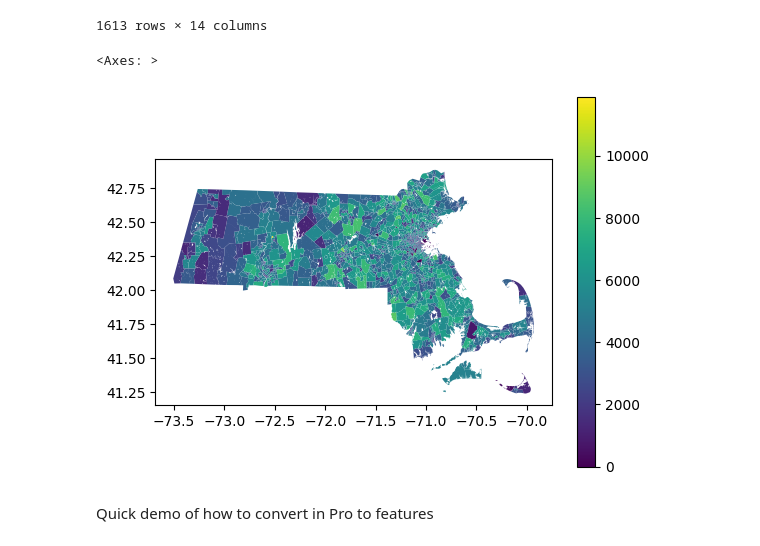
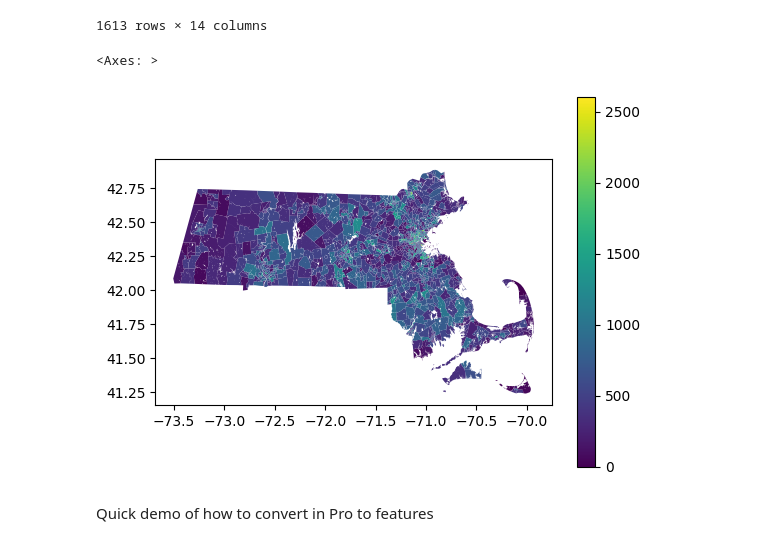
Before and after one commit to chad-fisher/SpatialDataScienceSandbox, a Jupyter notebook: Geoprocessing.ipynb, the cells around one changed output. Saved outputs shown, nothing was run; the diff lists cells and outputs as text; code cells hidden in the pictures.

```diff
--- a/Geoprocessing.ipynb
+++ b/Geoprocessing.ipynb
@@ -310,12 +588,20 @@ Find variables of interest on census website from at least 1 additional acs5 tab
 # %%
-MA_census = c.acs5.state_county_tract(fields = ('NAME','GEO_ID','B01001_001E','B01001_003E'),
+MA_census = c.acs5.state_county_tract(fields = ('NAME','GEO_ID','B25003_001E','B25003_002E','B25003_003E'
+                                                ,'B06001_001E','B06001_002E','B06001_003E','B06001_004E','B06001_005E'),
                                       state_fips = states.MA.fips,
                                       county_fips = "*",
                                       tract = "*",
                                       year = 2022)
 # %%
 MA_2022=pd.DataFrame(MA_census)
-MA_2022.rename(columns={'B01001_001E': 'Total_population', 'B01001_003E': '??'}, inplace=True)
+MA_2022.rename(columns={'B25003_001E': 'Total_Units',
+                        'B25003_002E': 'Renter_Occupied',
+                        'B25003_003E': 'Owner_Occupied',
+                        'B06001_001E': 'Total_MedInc',
+                        'B06001_002E': 'Born_in_State_MedInc',
+                        'B06001_003E': 'Born_other_State_MedInc',
+                        'B06001_004E': 'Native_born_else_MedInc',
+                        'B06001_005E': 'Foreign_born_MedInc'}, inplace=True)
 # %%
 MA_2022
 # %% [output]
@@ -361,10 +647,10 @@ MA_tracts
 # Join data to geography
 MA_tracts_2022=MA_tracts.merge(MA_2022,left_on='AFFGEOID',right_on='GEO_ID')
 # %%
-MA_tracts_2022.plot(column='Total_population', legend=True)
+MA_tracts_2022.plot(column='Foreign_born_MedInc', legend=True)
 # %% [output]
 <Axes: >
-[figure, old version]
+[figure, new version]
 # %%
 MA_tracts_2022.to_file('MA_tracts_2022.geojson')
 # %% [markdown]
```
Also changed, not shown: parts of 60 cells of this notebook.
